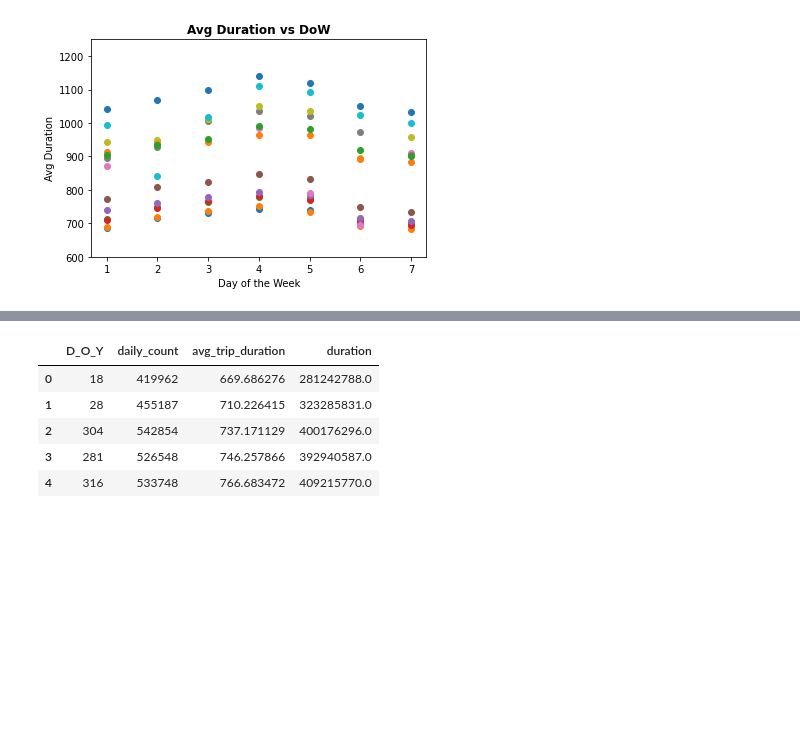
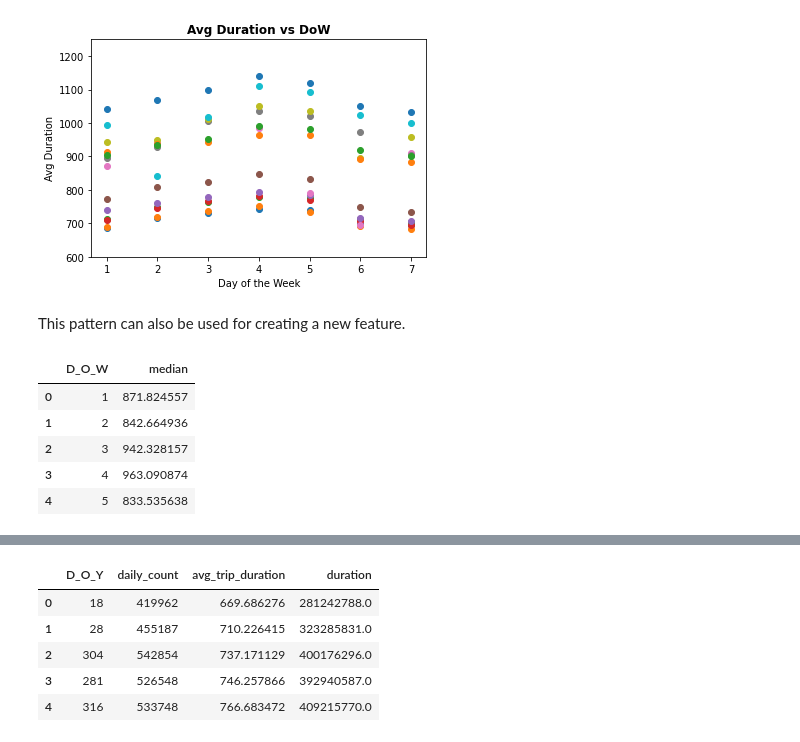
Before and after one commit to agam001/nyc-taxi-trip, a Jupyter notebook: query-viz.ipynb, the cells around one changed output, grey strips where cells are left out. Cells and saved outputs as stored; diff of their text form; code cells hidden in the pictures; blank space fills up the shorter version.

```diff
--- a/query-viz.ipynb
+++ b/query-viz.ipynb
@@ -107,3 +111,21 @@ plt.ylabel('Avg Duration')
 plt.show()
 # %% [output]
 [figure]
+# %% [markdown]
+This pattern can also be used for creating a new feature.
+# %%
+# Calculating median from a list of avg duration from 2009 to 2021
+df_joined = df['2009'].merge(df['2010'],on='D_O_W',suffixes=('2009','2010'))
+for year in list(df.keys())[2:]:
+    df_joined=df_joined.merge(df[year],on='D_O_W',suffixes=('',year))
+df_joined.sort_values('D_O_W',inplace=True)
+df_joined.reset_index(drop=True,inplace=True)
+df_joined['median']=df_joined.iloc[:,1:].median(axis=1)
+df_joined.loc[:,['D_O_W','median']].head()
+# %% [output]
+|  | D_O_W | median |
+| 0 | 1 | 871.824557 |
+| 1 | 2 | 842.664936 |
+| 2 | 3 | 942.328157 |
+| 3 | 4 | 963.090874 |
+| 4 | 5 | 833.535638 |
```
Also changed, not shown: parts of 16 cells of this notebook.
